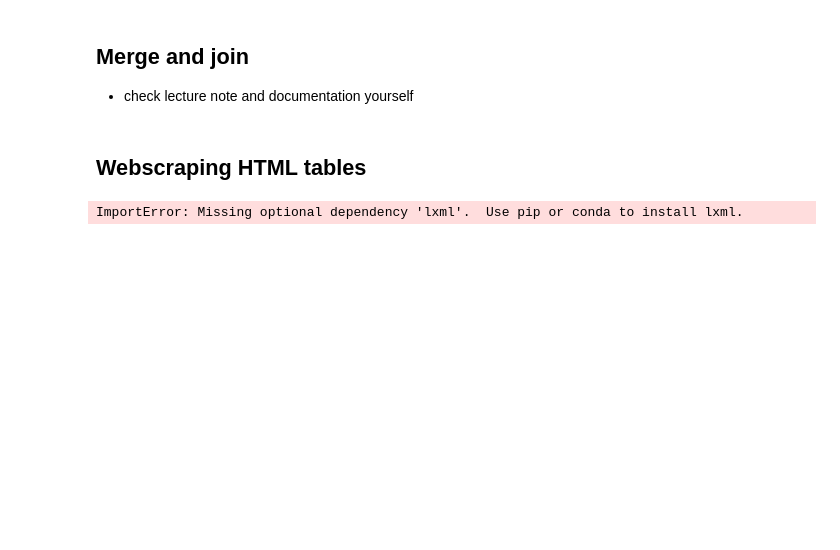
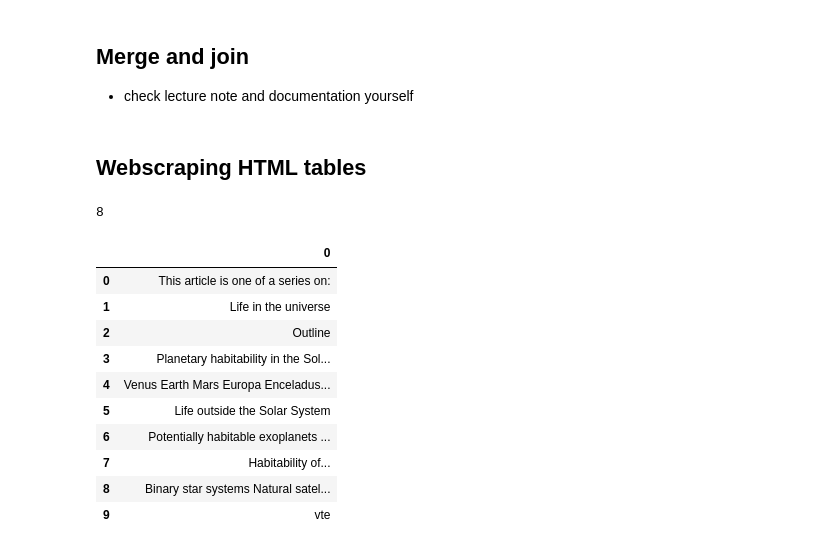
Before and after one commit to AIgineerAB/data_processing_HA24, a Jupyter notebook: code_alongs/L9_merging.ipynb, the cells around one changed output. Cells and saved outputs as stored; diff of their text form; code cells hidden in the pictures; blank space fills up the shorter version.

```diff
--- a/code_alongs/L9_merging.ipynb
+++ b/code_alongs/L9_merging.ipynb
@@ -124,6 +124,21 @@ pd.concat([df1,df3], axis="columns", join="inner")
 # %% [markdown]
 ## Webscraping HTML tables
 # %%
-pd.read_html("https://en.wikipedia.org/wiki/List_of_potentially_habitable_exoplanets")
+tables = pd.read_html("https://en.wikipedia.org/wiki/List_of_potentially_habitable_exoplanets")
+len(tables)
 # %% [output]
-ImportError: Missing optional dependency 'lxml'.  Use pip or conda to install lxml.
+8
+# %%
+tables[0]
+# %% [output]
+|  | 0 |
+| 0 | This article is one of a series on: |
+| 1 | Life in the universe |
+| 2 | Outline |
+| 3 | Planetary habitability in the Sol... |
+| 4 | Venus Earth Mars Europa Enceladus... |
+| 5 | Life outside the Solar System |
+| 6 | Potentially habitable exoplanets ... |
+| 7 | Habitability of... |
+| 8 | Binary star systems Natural satel... |
+| 9 | vte |
```
Also changed, not shown: parts of 6 cells of this notebook.
